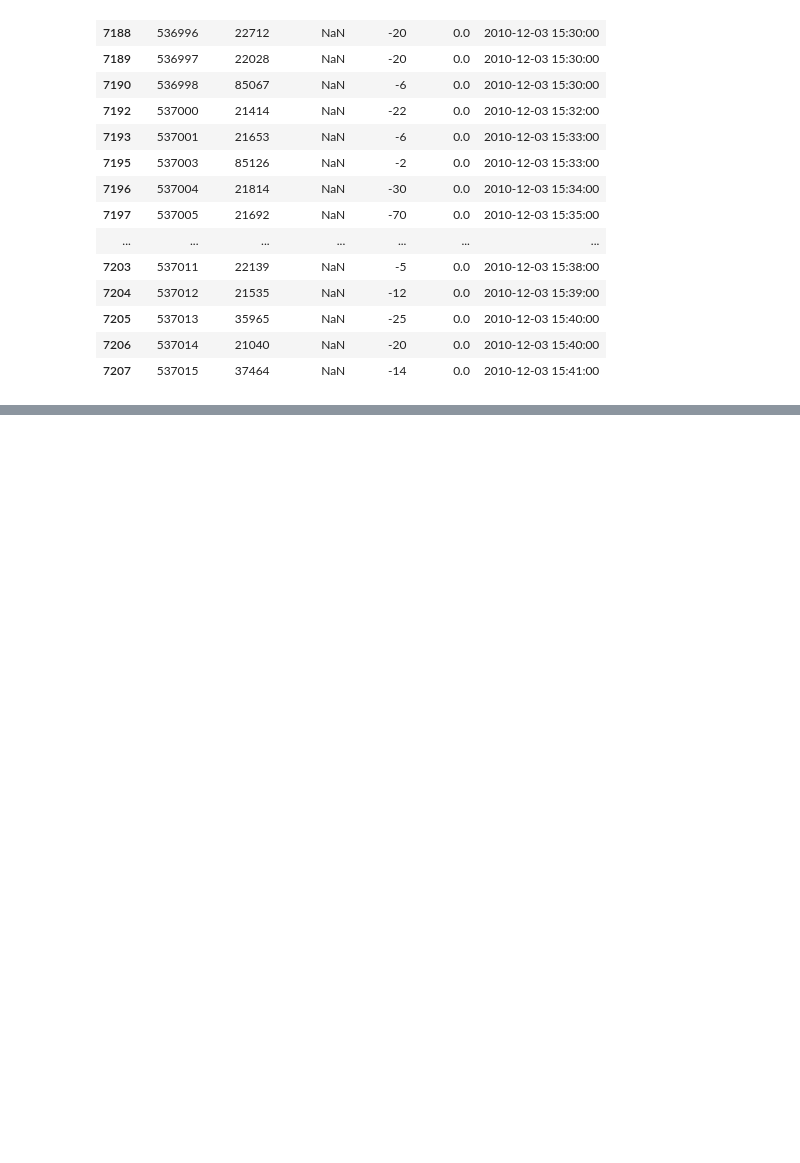
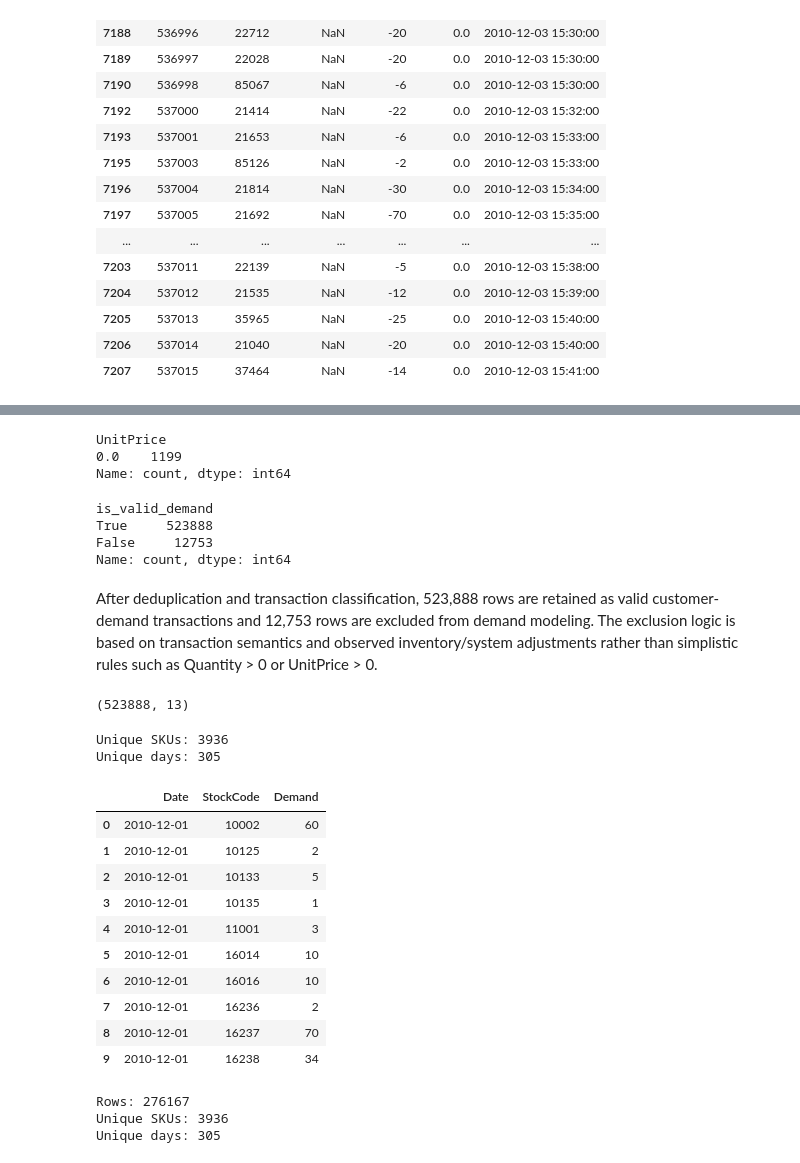
Before and after one commit to rajdeep-senapati/stocksense, a Jupyter notebook: notebooks/01_business_data_understanding.ipynb, the cells around one changed output, grey strips where cells are left out. Drawn from its saved outputs; the diff is of its cells as text; code cells hidden in the pictures; blank space fills up the shorter version.

```diff
--- a/notebooks/01_business_data_understanding.ipynb
+++ b/notebooks/01_business_data_understanding.ipynb
@@ -803,0 +814,30 @@ The current preprocessing investigation intentionally separates transaction sema
+# %%
+unexplained_negative["UnitPrice"].value_counts()
+# %% [output]
+UnitPrice
+0.0    1199
+Name: count, dtype: int64
+# %%
+df_clean["is_damage"] = (
+    df_clean["Description"]
+    .fillna("")
+    .astype(str)
+    .str.contains(r"damaged|damage|unsaleable|destroyed", case=False, regex=True)
+).astype(bool)
+
+df_clean["is_valid_demand"] = (
+    (df_clean["is_cancellation"] != True)
+    & (df_clean["is_bad_debt"] != True)
+    & (df_clean["is_non_product"] != True)
+    & (df_clean["is_damage"] != True)
+    & ~((df_clean["Quantity"] < 0) & (df_clean["UnitPrice"] == 0))
+)
+
+df_clean["is_valid_demand"].value_counts()
+# %% [output]
+is_valid_demand
+True     523888
+False     12753
+Name: count, dtype: int64
+# %% [markdown]
+After deduplication and transaction classification, 523,888 rows are retained as valid customer-demand transactions and 12,753 rows are excluded from demand modeling. The exclusion logic is based on transaction semantics and observed inventory/system adjustments rather than simplistic rules such as Quantity > 0 or UnitPrice > 0.
@@ -803,0 +846,4 @@ The current preprocessing investigation intentionally separates transaction sema
+# %%
+df_demand.shape
+# %% [output]
+(523888, 13)
@@ -803,0 +852,34 @@ The current preprocessing investigation intentionally separates transaction sema
+# %%
+print("Unique SKUs:", df_demand["StockCode"].nunique())
+print("Unique days:", df_demand["Date"].nunique())
+# %% [output]
+Unique SKUs: 3936
+Unique days: 305
+# %%
+daily_demand = (
+    df_demand.groupby(["Date", "StockCode"], as_index=False)["Quantity"]
+    .sum()
+    .rename(columns={"Quantity": "Demand"})
+)
+
+daily_demand.head(10)
+# %% [output]
+|  | Date | StockCode | Demand |
+| 0 | 2010-12-01 | 10002 | 60 |
+| 1 | 2010-12-01 | 10125 | 2 |
+| 2 | 2010-12-01 | 10133 | 5 |
+| 3 | 2010-12-01 | 10135 | 1 |
+| 4 | 2010-12-01 | 11001 | 3 |
+| 5 | 2010-12-01 | 16014 | 10 |
+| 6 | 2010-12-01 | 16016 | 10 |
+| 7 | 2010-12-01 | 16236 | 2 |
+| 8 | 2010-12-01 | 16237 | 70 |
+| 9 | 2010-12-01 | 16238 | 34 |
+# %%
+print("Rows:", len(daily_demand))
+print("Unique SKUs:", daily_demand["StockCode"].nunique())
+print("Unique days:", daily_demand["Date"].nunique())
+# %% [output]
+Rows: 276167
+Unique SKUs: 3936
+Unique days: 305
```
Also changed, not shown: parts of 15 cells of this notebook.
